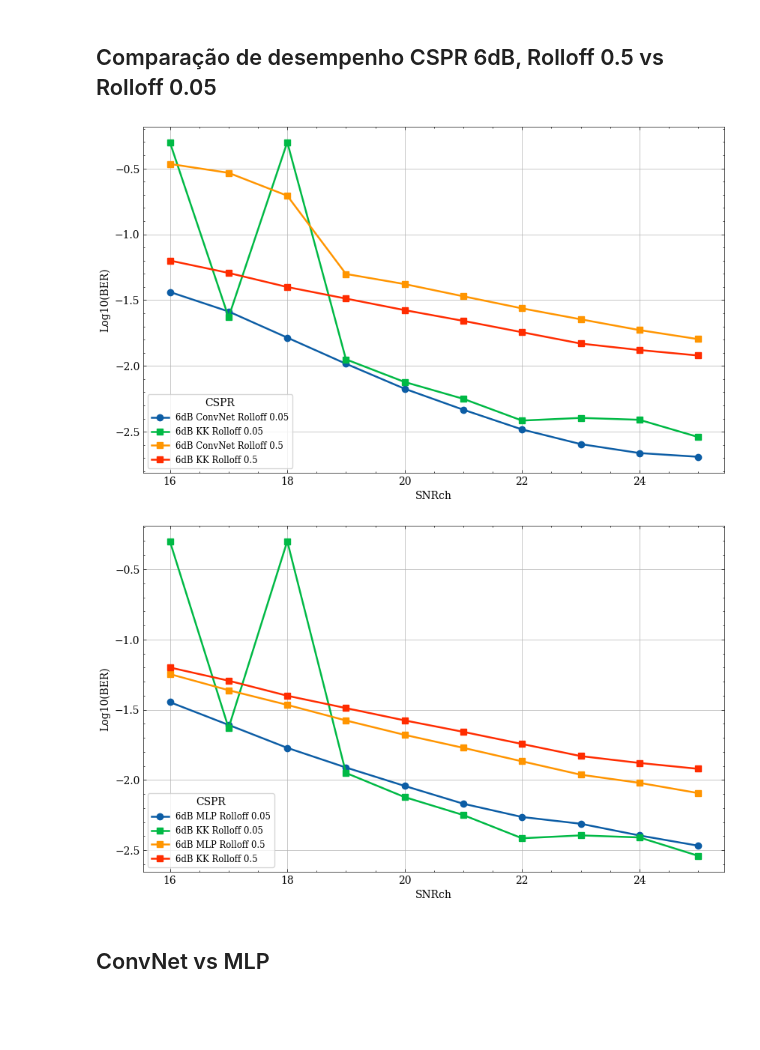
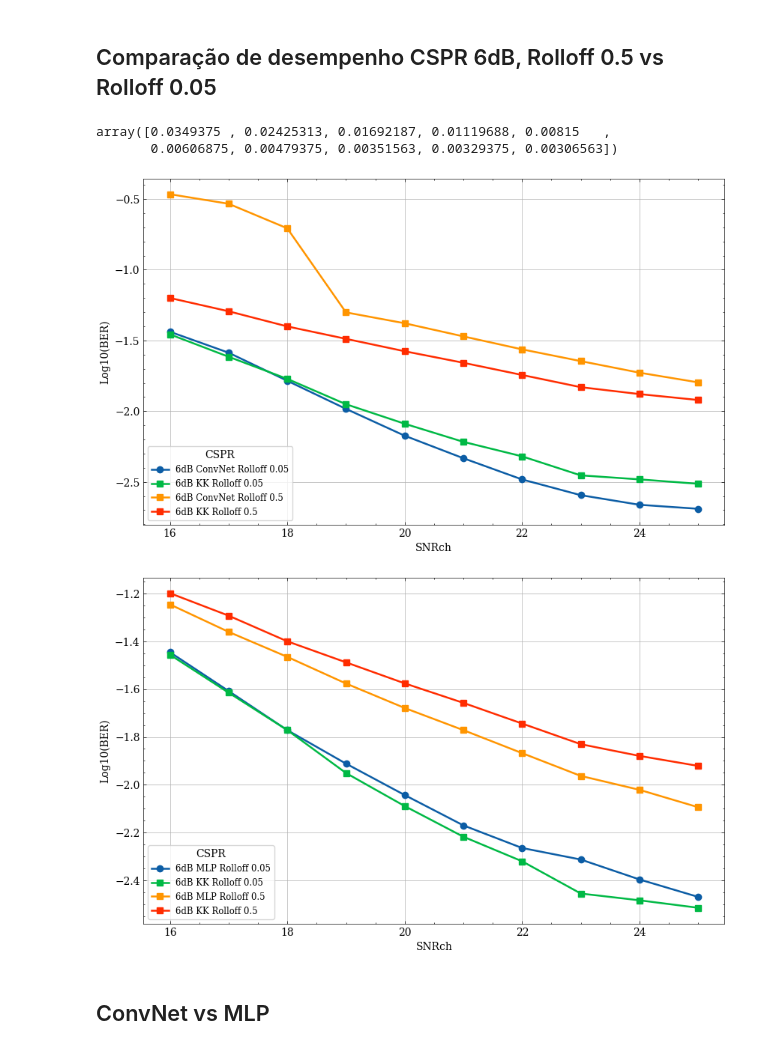
Before and after one commit to silasabs/PIVIC-PIBIC-Comunicacoes-Opticas, a Jupyter notebook: jupyter notebooks/Pibic_Results_PhaseRetrieval.ipynb, the cells around one changed output. Cells and saved outputs as stored; diff of their text form; code cells hidden in the pictures; blank space fills up the shorter version.

```diff
--- a/jupyter notebooks/Pibic_Results_PhaseRetrieval.ipynb
+++ b/jupyter notebooks/Pibic_Results_PhaseRetrieval.ipynb
@@ -219,5 +219,13 @@ plt.grid()
 plt.tight_layout()
 # %% [output]
 [figure]
+# %%
+# Dados de correção KK
+Data_KK = []
+for index in range(0, 4):
+    KK_AWGN = np.load(r'C:/Users/optic/Documents/PIVIC-PIBIC-Comunicacoes-Opticas/resultados/Data/Pibic/CSPR_BER_SpS_4_128_Sample_'+str(index)+'_KK_awgn_0.05.npy')
+    Data_KK.append(KK_AWGN[:,0][0])
+
+Data_KK = np.array(Data_KK)
 # %%
 CSPR_BER_Rolloff_005     = np.load(r'C:\Users\optic\Documents\PIVIC-PIBIC-Comunicacoes-Opticas\resultados\Data\Pibic\CSPR_BER_SpS_4_128_Sample_0_AWGN_debug.npy')
@@ -286,11 +295,16 @@ plt.grid();
 [figure]
 # %% [markdown]
 ## Comparação de desempenho CSPR 6dB, Rolloff 0.5 vs Rolloff 0.05
+# %%
+Data_KK[0]
+# %% [output]
+array([0.0349375 , 0.02425313, 0.01692187, 0.01119688, 0.00815   ,
+       0.00606875, 0.00479375, 0.00351563, 0.00329375, 0.00306563])
 # %%
 plt.figure(figsize=(10,6))
 
 plt.plot(SNR_values, np.log10(CSPR_BER_Rolloff_005[:,0][2]), '-o', label='6dB ConvNet Rolloff 0.05')
-plt.plot(SNR_values, np.log10(CSPR_BER_Rolloff_005[:,0][0]), '-s', label='6dB KK Rolloff 0.05')
+plt.plot(SNR_values, np.log10(Data_KK[0]), '-s', label='6dB KK Rolloff 0.05')
 plt.plot(SNR_values, np.log10(CSPR_BER_Rolloff_05[:,0][2]), '-s', label='6dB ConvNet Rolloff 0.5')
 plt.plot(SNR_values, np.log10(CSPR_BER_Rolloff_05[:,0][0]), '-s', label='6dB KK Rolloff 0.5')
 
@@ -301,23 +315,23 @@ plt.xlabel('SNRch');
 plt.ylabel('Log10(BER)');
 plt.grid();
 # %% [output]
-[figure, old version]
+[figure, new version]
 # %%
 plt.figure(figsize=(10,6))
 
 plt.plot(SNR_values, np.log10(CSPR_BER_Rolloff_005[:,0][1]), '-o', label='6dB MLP Rolloff 0.05')
-plt.plot(SNR_values, np.log10(CSPR_BER_Rolloff_005[:,0][0]), '-s', label='6dB KK Rolloff 0.05')
+plt.plot(SNR_values, np.log10(Data_KK[0]), '-s', label='6dB KK Rolloff 0.05')
 plt.plot(SNR_values, np.log10(CSPR_BER_Rolloff_05_MLP[:,0][0]), '-s', label='6dB MLP Rolloff 0.5')
 plt.plot(SNR_values, np.log10(CSPR_BER_Rolloff_05[:,0][0]), '-s', label='6dB KK Rolloff 0.5')
 
 plt.legend(title="CSPR", loc=3, fontsize='small', frameon=True);
 #plt.text(26.5,-0.5,'Conv-Rx 3', fontsize = 14, bbox=dict(facecolor='white', alpha=0.5))
 #plt.title('ConvNet Receiver');
 plt.xlabel('SNRch');
 plt.ylabel('Log10(BER)');
 plt.grid();
 # %% [output]
-[figure, old version]
+[figure, new version]
 # %% [markdown]
 ## ConvNet vs MLP
 # %%
```
Also changed, not shown: parts of 2 cells of this notebook, 1 other file.
